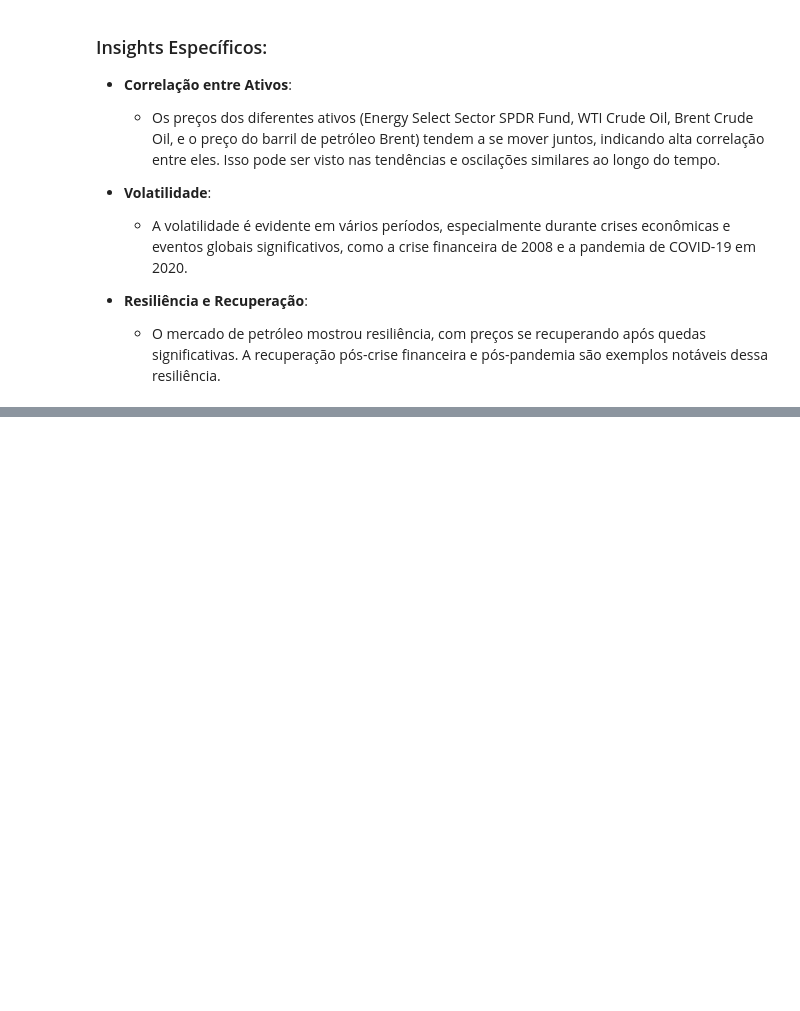
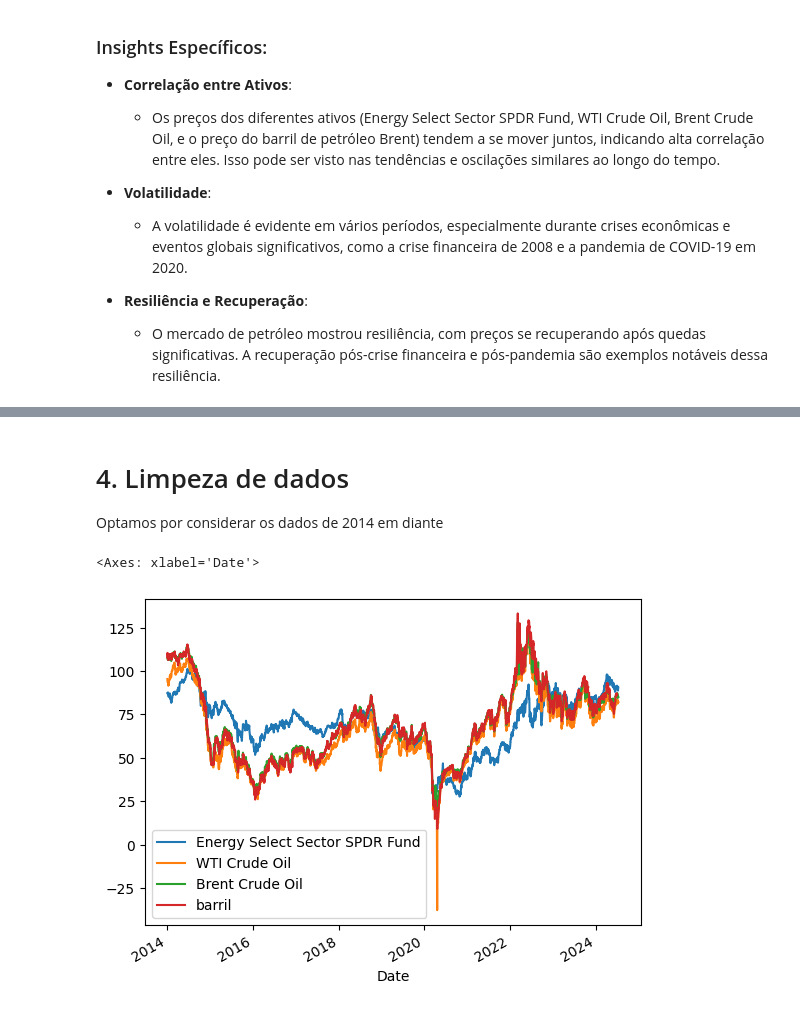
Before and after one commit to leandric/TECH_CHALLENGE_FASE_4, a Jupyter notebook: TECH_CHALLANGE.ipynb, the cells around one changed output, grey strips where cells are left out. Drawn from its saved outputs; the diff is of its cells as text; code cells hidden in the pictures; blank space fills up the shorter version.

```diff
--- a/TECH_CHALLANGE.ipynb
+++ b/TECH_CHALLANGE.ipynb
@@ -206,0 +281,12 @@ plt.show()
+# %% [markdown]
+# 4. Limpeza de dados
+
+Optamos por considerar os dados de 2014 em diante
+# %%
+# Filtrando os dados de 2014 em diante
+df_filtered = df_ativos[df_ativos.index >= '2014-01-01']
+# %%
+df_filtered.plot()
+# %% [output]
+<Axes: xlabel='Date'>
+[figure, added]
```
Also changed, not shown: parts of 21 cells of this notebook, 2 other files.
